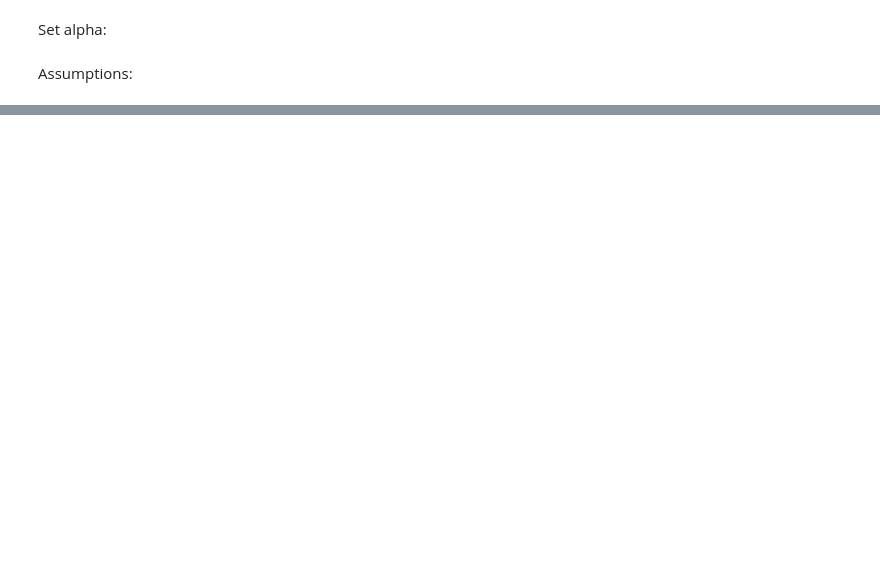
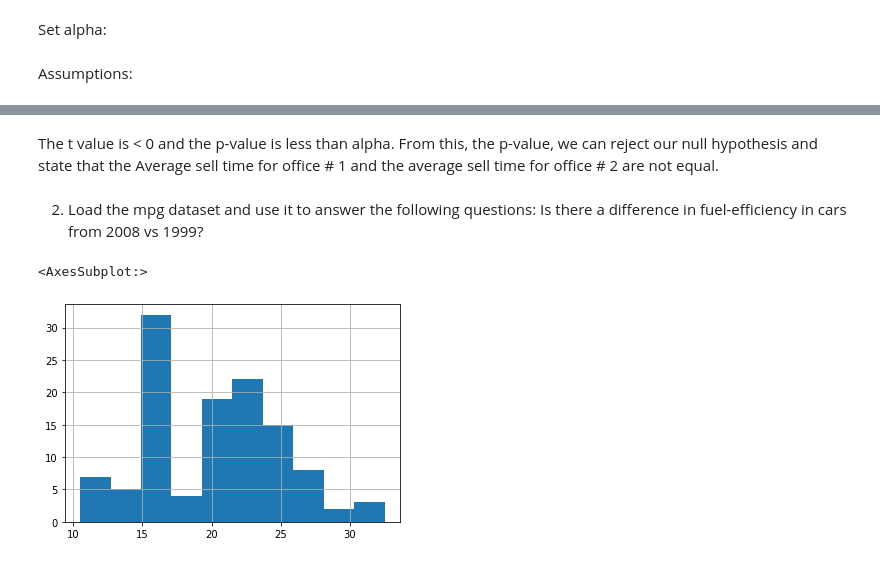
Before and after one commit to watermanbrandyn/statistics-exercises, a Jupyter notebook: hypothesis_testing.ipynb, the cells around one changed output, grey strips where cells are left out. Saved outputs shown, nothing was run; the diff lists cells and outputs as text; code cells hidden in the pictures; blank space fills up the shorter version.

```diff
--- a/hypothesis_testing.ipynb
+++ b/hypothesis_testing.ipynb
@@ -80,0 +101,2 @@ Normal distribution: Yes, we presume normality based on graph curation and sampl
+# %% [markdown]
+The t value is < 0 and the p-value is less than alpha. From this, the p-value, we can reject our null hypothesis and state that the Average sell time for office # 1 and the average sell time for office # 2 are not equal.
@@ -80,0 +107,17 @@ Normal distribution: Yes, we presume normality based on graph curation and sampl
+# %% [markdown]
+2. Load the mpg dataset and use it to answer the following questions:
+Is there a difference in fuel-efficiency in cars from 2008 vs 1999?
+# %%
+from pydataset import data
+mpg = data('mpg')
+# %%
+# mpg.info()
+
+mpg['average_mileage'] = mpg[['cty', 'hwy']].mean(axis=1)
+fuel_eff_2008 = mpg[mpg.year == 2008].average_mileage
+fuel_eff_1999 = mpg[mpg.year == 1999].average_mileage
+# %%
+fuel_eff_2008.hist()
+# %% [output]
+<AxesSubplot:>
+[figure, added]
```
Also changed, not shown: parts of 31 cells of this notebook.
